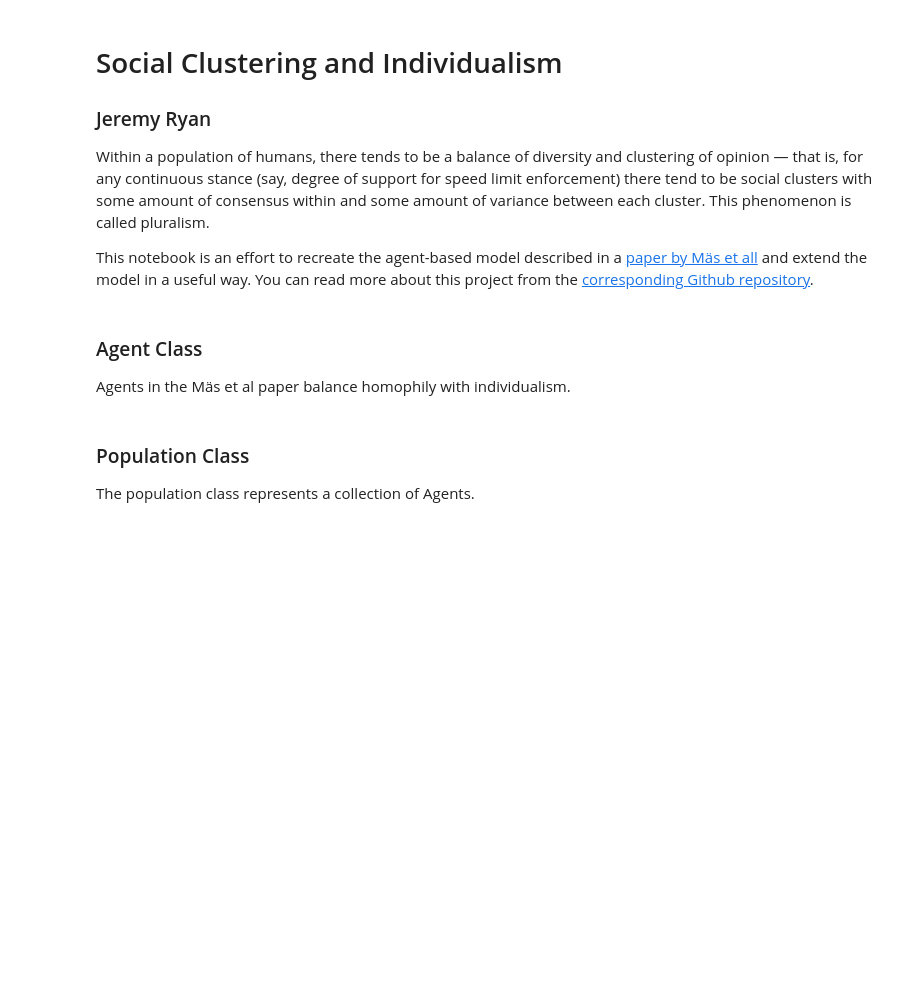
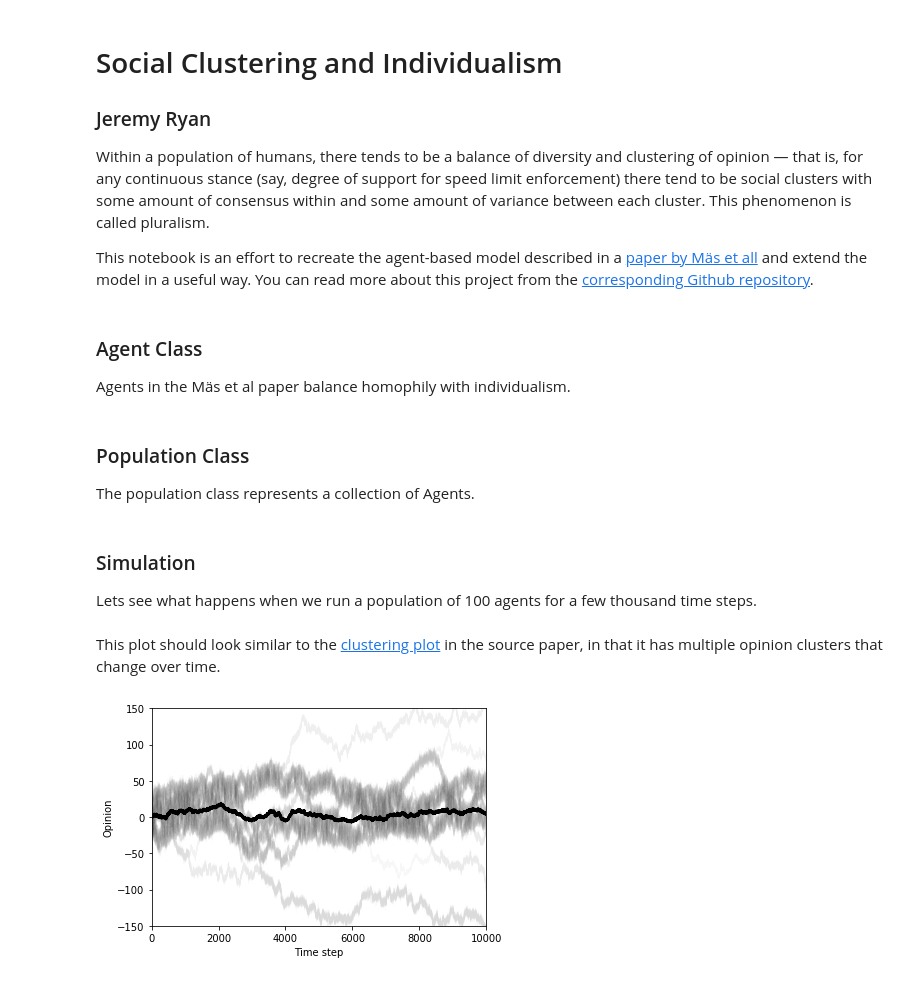
Before and after one commit to jeremycryan/social-clustering, a Jupyter notebook: code/project_notebook.ipynb, the cells around one changed output. Cells and saved outputs as stored; diff of their text form; code cells hidden in the pictures; blank space fills up the shorter version.

Commit message:
Add simulation and plot

```diff
--- a/code/project_notebook.ipynb
+++ b/code/project_notebook.ipynb
@@ -45,7 +77,7 @@ class Population(object):
     def populate(self, n=100):
         """ Add n new agents to the Population. """
         new_agents = set(Agent(self) for _ in range(n))
-        self.agents += new_agents
+        self.agents |= new_agents
 
     def update_all(self):
         """ Update all agents in the Population. """
@@ -56,3 +88,48 @@ class Population(object):
         """ Update n random Agents in the Population. """
         for agent in random.sample(self.agents, n):
             agent.update()
+
+    def each_opinion(self):
+        """ Returns a list of the opinion of all agents. """
+        return [agent.opinion for agent in self.agents]
+
+    def average_opinion(self):
+        """ Yields the average opinion of all agents. """
+        opinions = self.each_opinion()
+        return sum(opinions)/len(opinions)
+# %% [markdown]
+### Simulation
+
+Lets see what happens when we run a population of 100 agents for a few thousand time steps.
+# %%
+# Instantiate population and add agents
+pop_size = 100
+updates_per_step = 100
+pop = Population()
+pop.populate(n=pop_size)
+
+# Record average opinion and the opinion of each agent
+x = list(range(10000))
+avg_o = []
+ys = []
+
+for x_val in x:
+    avg_o.append(pop.average_opinion())
+    ys.append(pop.each_opinion())
+    pop.update_random(updates_per_step)
+
+ys = list(zip(*ys))
+# %% [markdown]
+This plot should look similar to the [clustering plot](https://journals.plos.org/ploscompbiol/article/figure/image?size=large&id=info:doi/10.1371/journal.pcbi.1000959.g002) in the source paper, in that it has multiple opinion clusters that change over time.
+# %%
+for item in ys:
+    plt.plot(x, item, 'k', linewidth=1, alpha=0.015)
+plt.plot(x, avg_o, 'k', linewidth=3)
+
+plt.xlim([0, 10000])
+plt.ylim([-150, 150])
+plt.xlabel("Time step")
+plt.ylabel("Opinion")
+plt.show()
+# %% [output]
+[figure, added]
```
Also changed, not shown: parts of 2 cells of this notebook.
